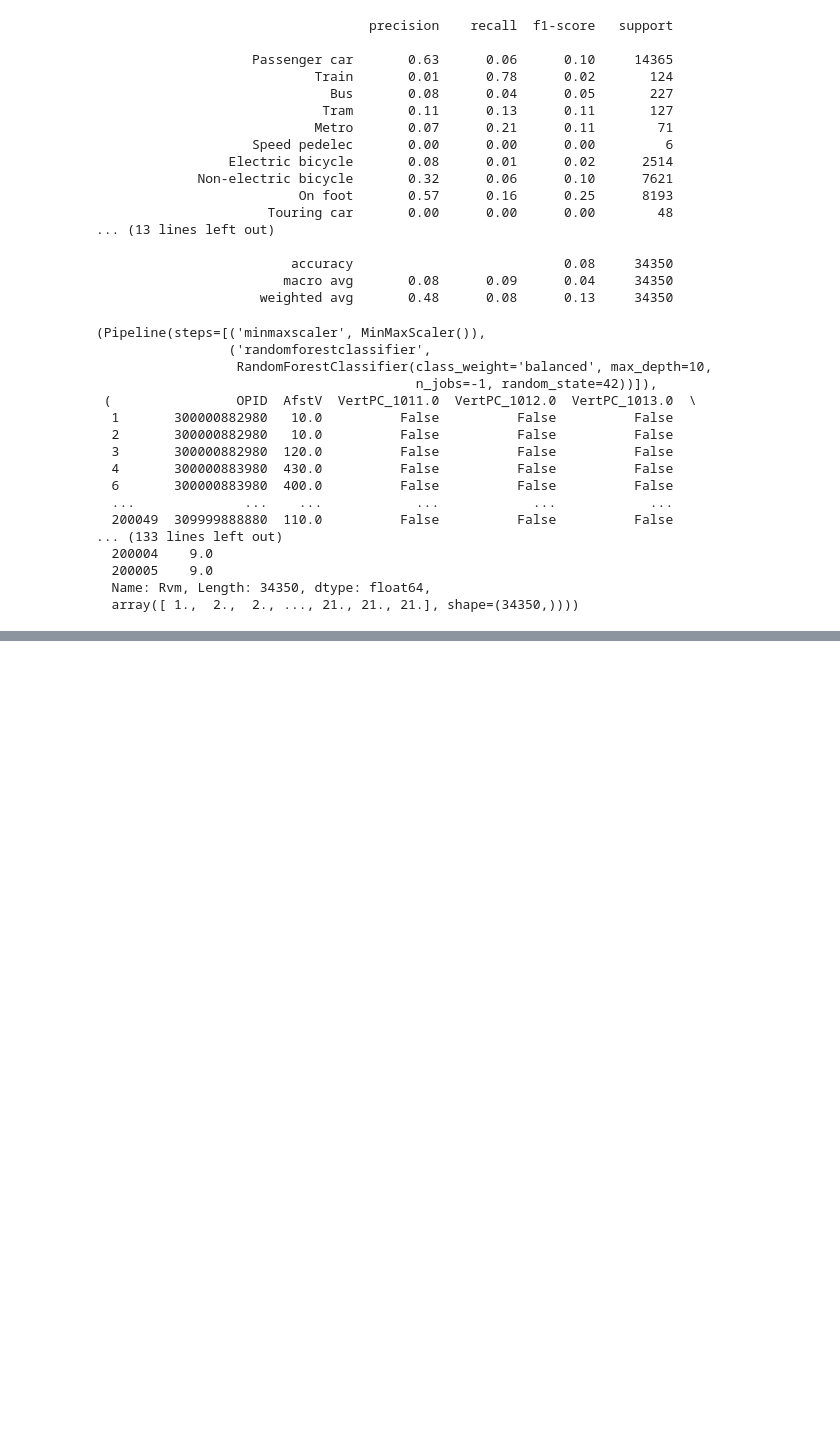
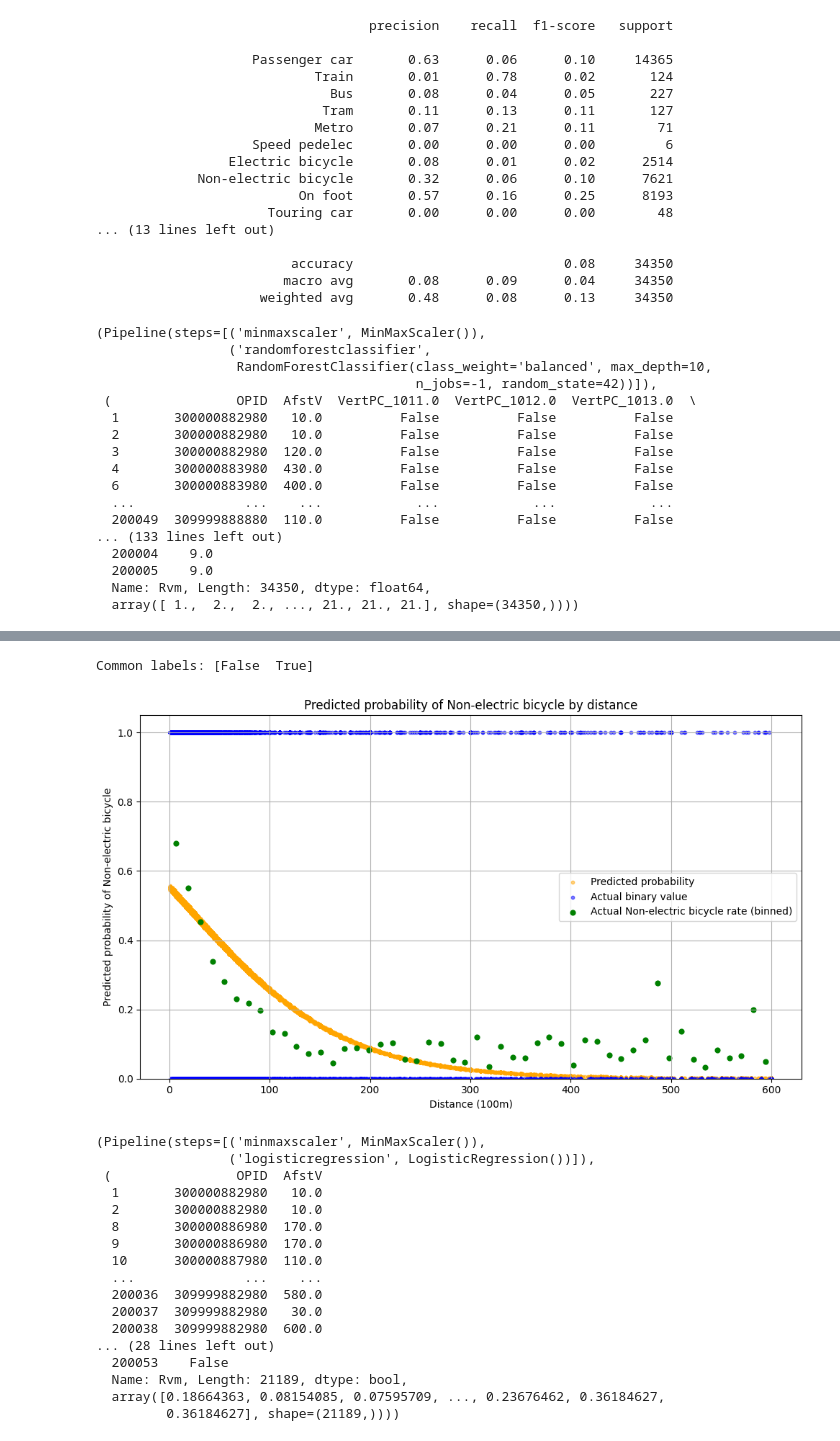
Before and after one commit to FabianScott/Design-of-AI-driven-business-operation, a Jupyter notebook: Topic2/exploration.ipynb, the cells around one changed output, grey strips where cells are left out. Saved outputs shown, nothing was run; the diff lists cells and outputs as text; code cells hidden in the pictures; blank space fills up the shorter version.

Commit message:
add binary at bottom

```diff
--- a/Topic2/exploration.ipynb
+++ b/Topic2/exploration.ipynb
@@ -229,0 +230,31 @@ Non-electric bicycle       0.29      0.08      0.13       737
+# %%
+# Include a subset af transport modes to compare the bike to
+
+run_binary_regression(
+        df_less_vehicles[df_less_vehicles[transport_mode_col].isin([1, 8,])],
+        test_size=0.2,
+        transport_modes_predict=[8, ],
+        motives=motives,
+        max_dist=max_dist,
+        savename=f"graphics/classification_results/binary_regression/car_foot_and_bike/{transport_modes[transport_mode].replace(r'/', ' or ')}_{max_dist}",
+    )
+# %% [output]
+Common labels: [False  True]
+[figure, added]
+(Pipeline(steps=[('minmaxscaler', MinMaxScaler()),
+                 ('logisticregression', LogisticRegression())]),
+ (                OPID  AfstV
+  1       300000882980   10.0
+  2       300000882980   10.0
+  8       300000886980  170.0
+  9       300000886980  170.0
+  10      300000887980  110.0
+  ...              ...    ...
+  200036  309999882980  580.0
+  200037  309999882980   30.0
+  200038  309999882980  600.0
+... (28 lines left out)
+  200053    False
+  Name: Rvm, Length: 21189, dtype: bool,
+  array([0.18664363, 0.08154085, 0.07595709, ..., 0.23676462, 0.36184627,
+         0.36184627], shape=(21189,))))
```
Also changed, not shown: parts of 1 cell of this notebook, 2 other files.
